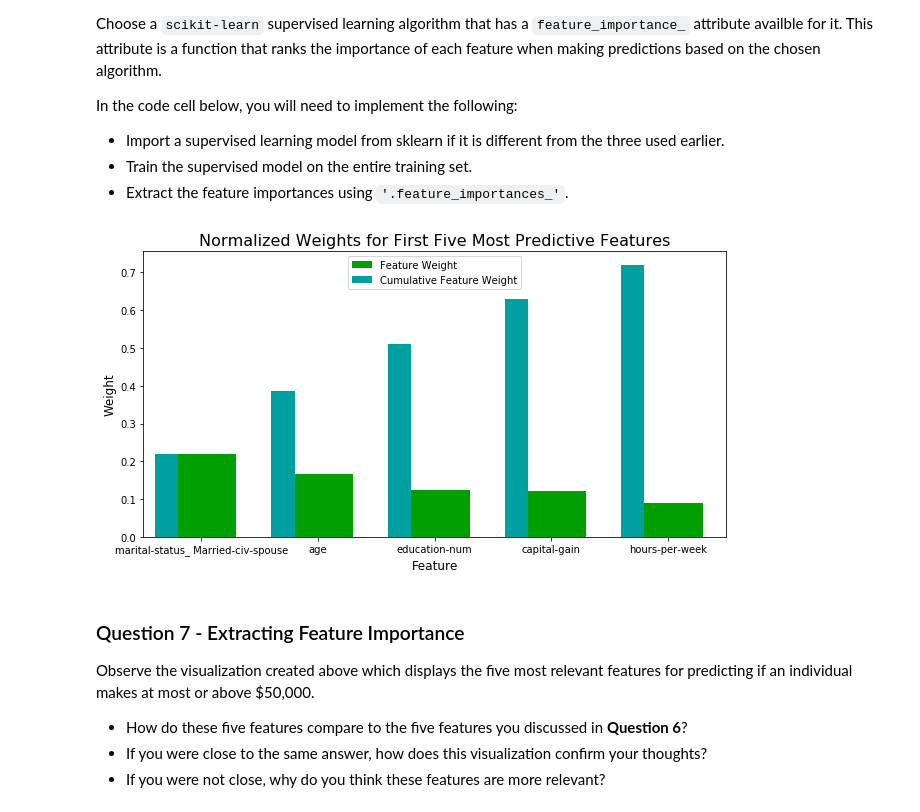
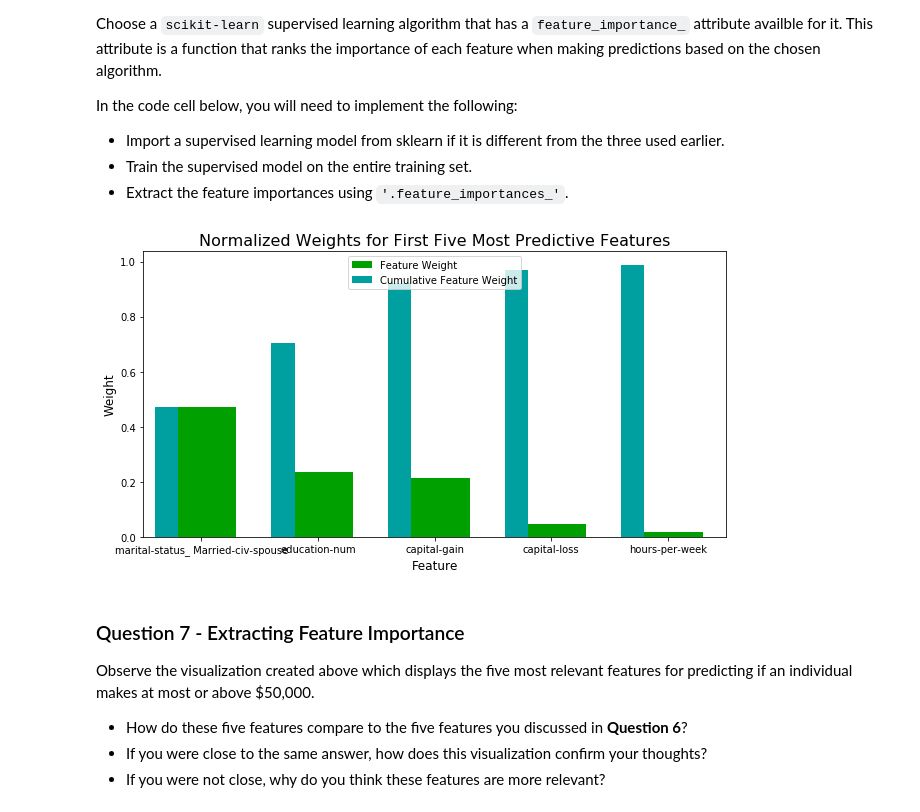
Before and after one commit to nikhilgupta2020/finding_donors, a Jupyter notebook: finding_donors.ipynb, the cells around one changed output. Saved outputs shown, nothing was run; the diff lists cells and outputs as text; code cells hidden in the pictures.

```diff
--- a/finding_donors.ipynb
+++ b/finding_donors.ipynb
@@ -567,17 +596,17 @@ In the code cell below, you will need to implement the following:
 # %%
 # TODO: Import a supervised learning model that has 'feature_importances_'
 from sklearn.tree import DecisionTreeClassifier
 
 # TODO: Train the supervised model on the training set using .fit(X_train, y_train)
-model = DecisionTreeClassifier(random_state=0)
+model = DecisionTreeClassifier(max_depth=5,min_samples_leaf=3, min_samples_split=2,random_state=0)
 model.fit(X_train,y_train)
 # TODO: Extract the feature importances using .feature_importances_
 importances = model.feature_importances_
 
 # Plot
 vs.feature_plot(importances, X_train, y_train)
 # %% [output]
-[figure, old version]
+[figure, new version]
 # %% [markdown]
 ### Question 7 - Extracting Feature Importance
 
```
Also changed, not shown: parts of 7 cells of this notebook, 1 other file.
